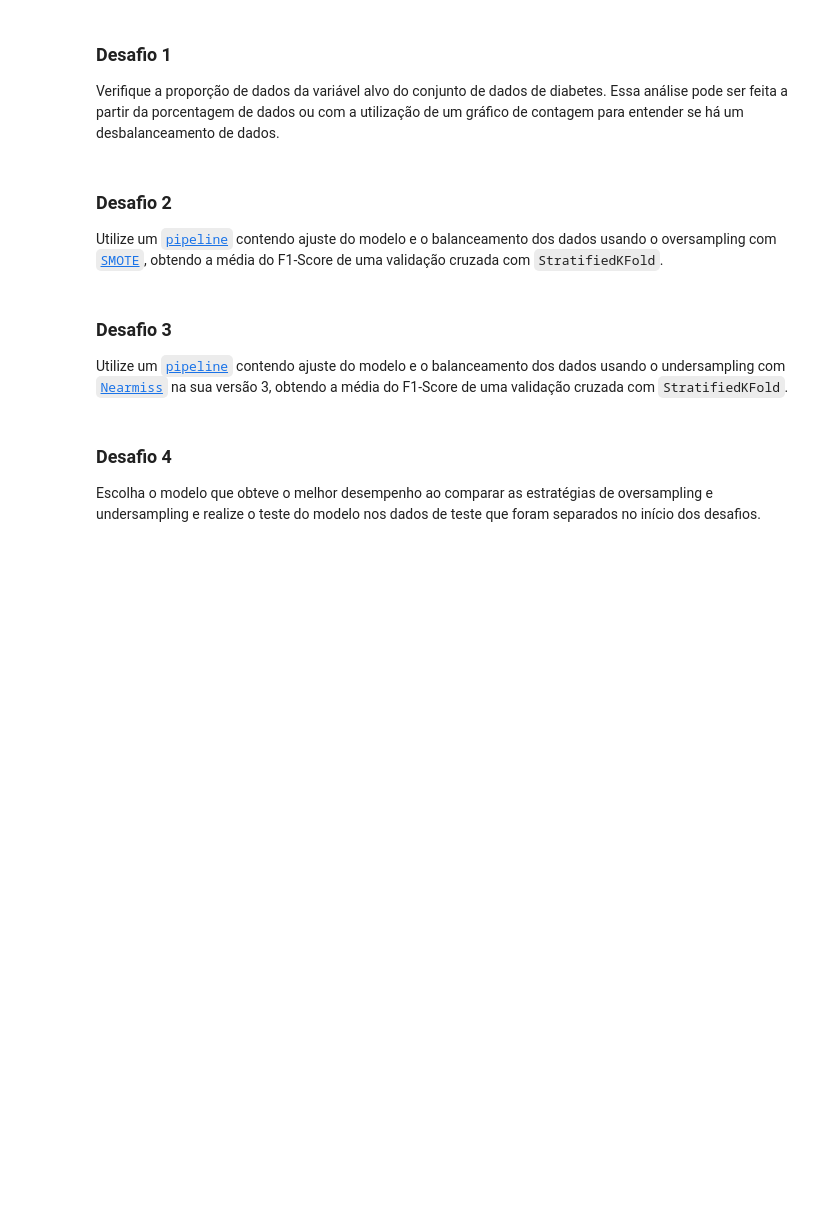
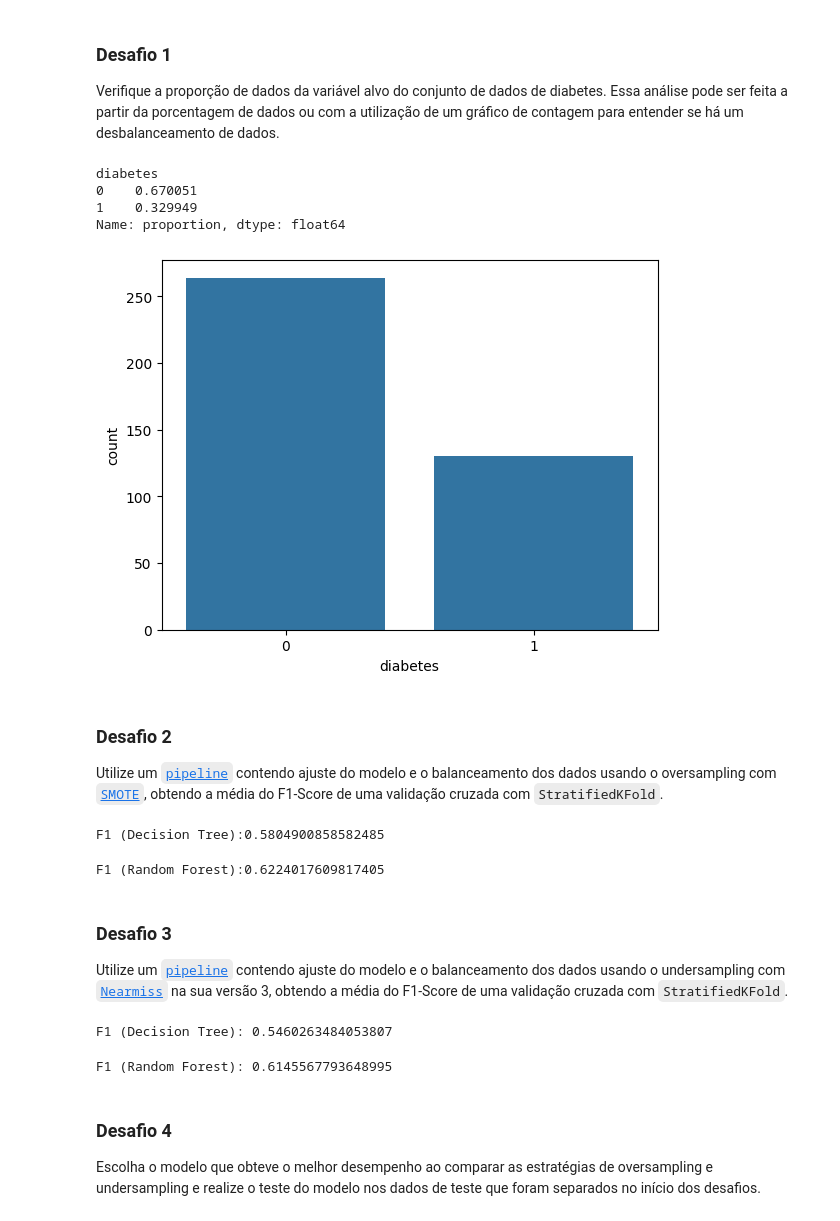
Before and after one commit to TheGabrielVieira/validacao-modelos-metricas-de-avalia--o, a Jupyter notebook: desafio/prática_diagnosticados_pacientes_diabetes.ipynb, the cells around one changed output. Drawn from its saved outputs; the diff is of its cells as text; code cells hidden in the pictures; blank space fills up the shorter version.

```diff
--- a/desafio/prática_diagnosticados_pacientes_diabetes.ipynb
+++ b/desafio/prática_diagnosticados_pacientes_diabetes.ipynb
@@ -254,6 +254,19 @@ Acurácia média (Random Forest): 0.6844919786096256
 ### Desafio 1
 
 Verifique a proporção de dados da variável alvo do conjunto de dados de diabetes. Essa análise pode ser feita a partir da porcentagem de dados ou com a utilização de um gráfico de contagem para entender se há um desbalanceamento de dados.
+# %%
+df['diabetes'].value_counts(normalize=True)
+# %% [output]
+diabetes
+0    0.670051
+1    0.329949
+Name: proportion, dtype: float64
+# %%
+import seaborn as sns
+
+sns.countplot(df, x = 'diabetes');
+# %% [output]
+[figure, added]
 # %% [markdown]
 ### Desafio 2
 
@@ -261,3 +277,19 @@ Utilize um [`pipeline`](https://imbalanced-learn.org/stable/references/generated
+# %%
+tree = DecisionTreeClassifier(max_depth=3)
+pipeline = imbpipeline([('oversample', SMOTE()), ('Tree', tree)])
+skf = StratifiedKFold(n_splits=10, shuffle=True, random_state=5)
+resultado_tree = cross_val_score(pipeline, X, y, cv=skf, scoring='f1')
+print(f'F1 (Decision Tree):{resultado_tree.mean()}')
+# %% [output]
+F1 (Decision Tree):0.5804900858582485
+# %%
+random_forest = RandomForestClassifier(max_depth = 2)
+pipeline = imbpipeline([('oversample', SMOTE()), ('random_forest', random_forest)])
+skf = StratifiedKFold(n_splits = 10, shuffle = True, random_state = 5)
+resultado_rf = cross_val_score(pipeline, X, y, cv = skf, scoring = 'f1')
+print(f'F1 (Random Forest):{resultado_rf.mean()}')
+# %% [output]
+F1 (Random Forest):0.6224017609817405
 # %% [markdown]
 ### Desafio 3
 
@@ -265,3 +300,19 @@ Utilize um [`pipeline`](https://imbalanced-learn.org/stable/references/generated
+# %%
+tree = DecisionTreeClassifier(max_depth=3)
+pipeline = imbpipeline([('unedersample', NearMiss(version=3)), ('Tree', tree)])
+skf = StratifiedKFold(n_splits=10, shuffle=True, random_state=5)
+resultado_tree = cross_val_score(pipeline, X, y, cv=skf, scoring='f1')
+print(f'F1 (Decision Tree): {resultado_tree.mean()}')
+# %% [output]
+F1 (Decision Tree): 0.5460263484053807
+# %%
+random_forest = RandomForestClassifier(max_depth=2)
+pipeline = imbpipeline([('undersample', NearMiss(version=3)), ('Random Forest', random_forest)])
+skf = StratifiedKFold(n_splits=10, shuffle=True, random_state=5)
+resultado_rf = cross_val_score(pipeline, X, y, cv=skf, scoring='f1')
+print(f'F1 (Random Forest): {resultado_rf.mean()}')
+# %% [output]
+F1 (Random Forest): 0.6145567793648995
 # %% [markdown]
 ### Desafio 4
 
```
Also changed, not shown: parts of 13 cells of this notebook, 1 other file.
